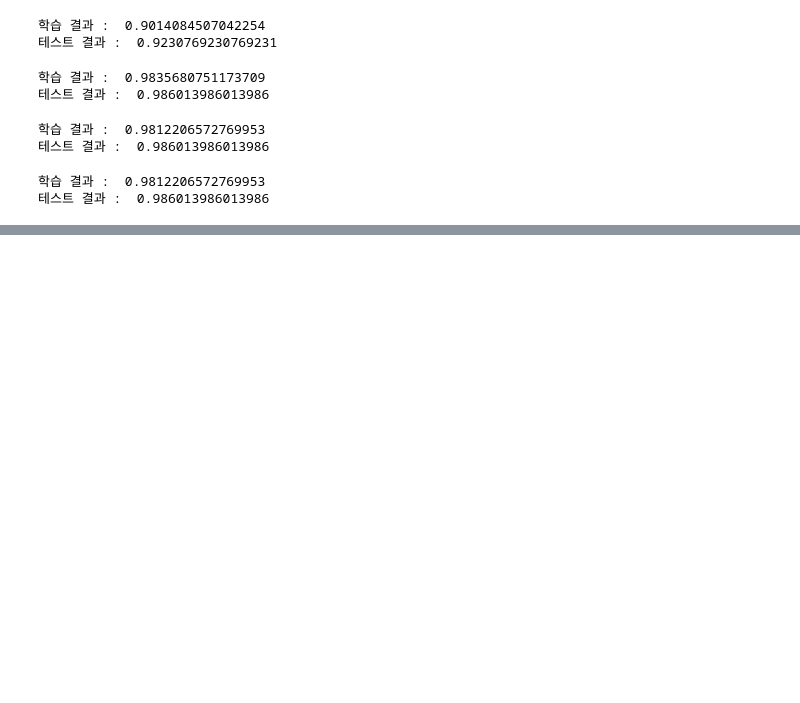
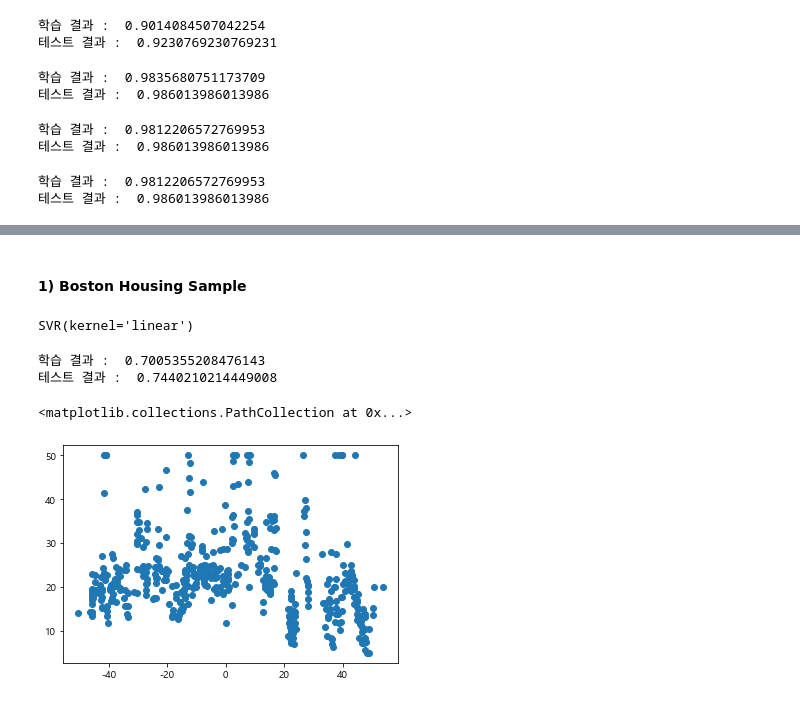
Before and after one commit to NikeLee/pythonwork, a Jupyter notebook: ai/4_SVM.ipynb, the cells around one changed output, grey strips where cells are left out. Cells and saved outputs as stored; diff of their text form; code cells hidden in the pictures; blank space fills up the shorter version.

```diff
--- a/ai/4_SVM.ipynb
+++ b/ai/4_SVM.ipynb
@@ -399,0 +402,5 @@ print("테스트 결과 : ", model.score(X_test_cus, y_test))
+# %% [markdown]
+#### 1) Boston Housing Sample
+# %%
+X, y = load_boston(return_X_y=True)
+X_train, X_test, y_train, y_test = train_test_split(X, y, test_size=.2)
@@ -399,0 +412,20 @@ print("테스트 결과 : ", model.score(X_test_cus, y_test))
+# %%
+model = SVR(kernel="linear")
+model.fit(X_train, y_train)
+# %% [output]
+SVR(kernel='linear')
+# %%
+print("학습 결과 : ", model.score(X_train, y_train))
+print("테스트 결과 : ", model.score(X_test, y_test))
+# %% [output]
+학습 결과 :  0.7005355208476143
+테스트 결과 :  0.7440210214449008
+# %%
+from sklearn.manifold import TSNE
+##### 차원 축소
+
+X_comp = TSNE(n_components=1).fit_transform(X)
+plt.scatter(X_comp, y)
+# %% [output]
+<matplotlib.collections.PathCollection at 0x...>
+[figure, added]
```
Also changed, not shown: parts of 17 cells of this notebook.
